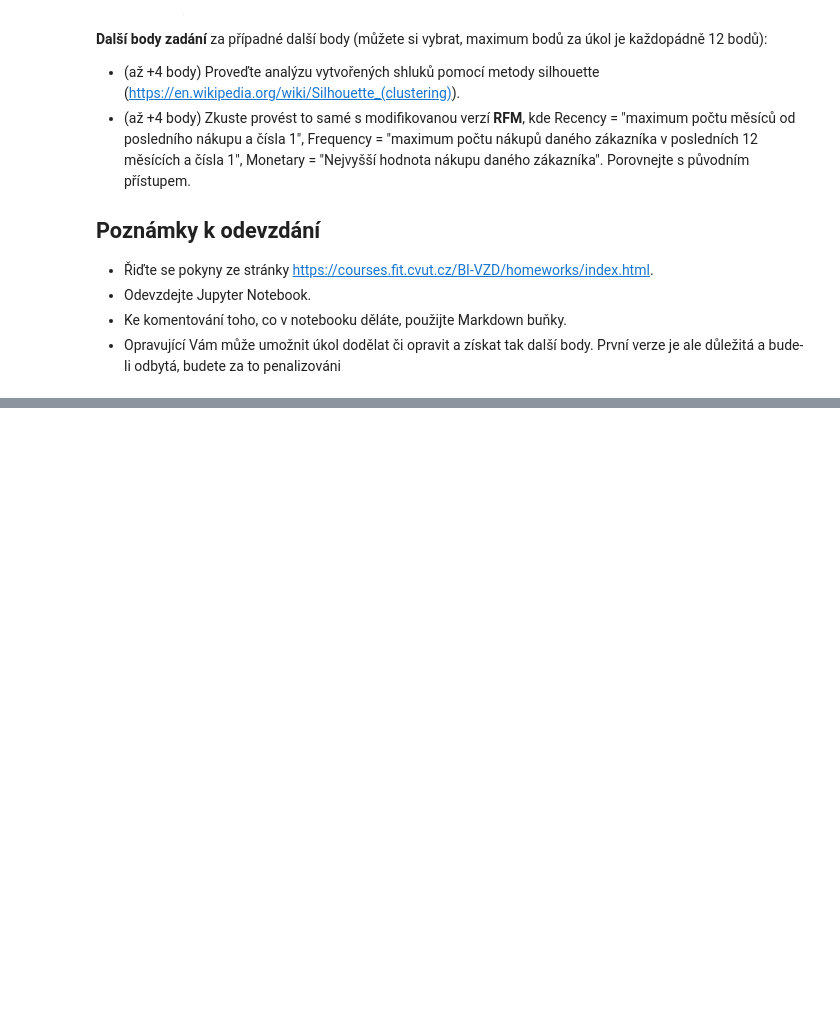
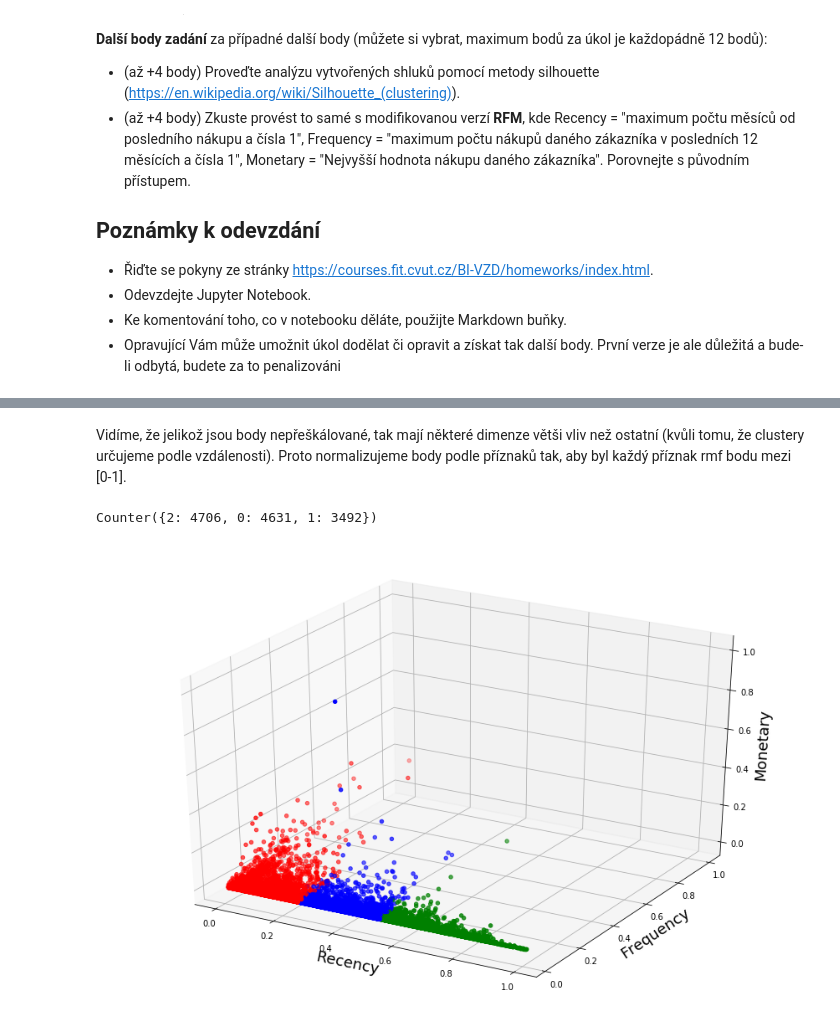
Before and after one commit to JahodaPaul/FIT_CTU, a Jupyter notebook: 03/homework_03_B191.ipynb, the cells around one changed output, grey strips where cells are left out. Cells and saved outputs as stored; diff of their text form; code cells hidden in the pictures; blank space fills up the shorter version.

```diff
--- a/03/homework_03_B191.ipynb
+++ b/03/homework_03_B191.ipynb
@@ -49,0 +171,17 @@ df.head()
+# %% [markdown]
+Vidíme, že jelikož jsou body nepřeškálované, tak mají některé dimenze větši vliv než ostatní (kvůli tomu, že clustery určujeme podle vzdálenosti). Proto normalizujeme body podle příznaků tak, aby byl každý příznak rmf bodu mezi [0-1].
+# %%
+rmfDataFrame = myNorm(rmfDataFrame)
+rmfDataFrameBonus = myNorm(rmfDataFrameBonus)
+kmeans = KMeans(n_clusters=3, random_state=0).fit(rmfDataFrame)
+print(collections.Counter(kmeans.labels_))
+label_color = [LABEL_COLOR_MAP[l] for l in kmeans.labels_]
+ax = plt.figure().add_subplot(111, projection='3d')
+ax.scatter(rmfDataFrame[:,0],rmfDataFrame[:,1],rmfDataFrame[:,2],color=label_color)
+ax.set_xlabel("Recency")
+ax.set_ylabel("Frequency")
+ax.set_zlabel("Monetary")
+plt.show()
+# %% [output]
+Counter({2: 4706, 0: 4631, 1: 3492})
+[figure, added]
```
Also changed, not shown: parts of 14 cells of this notebook, 1 other file.
